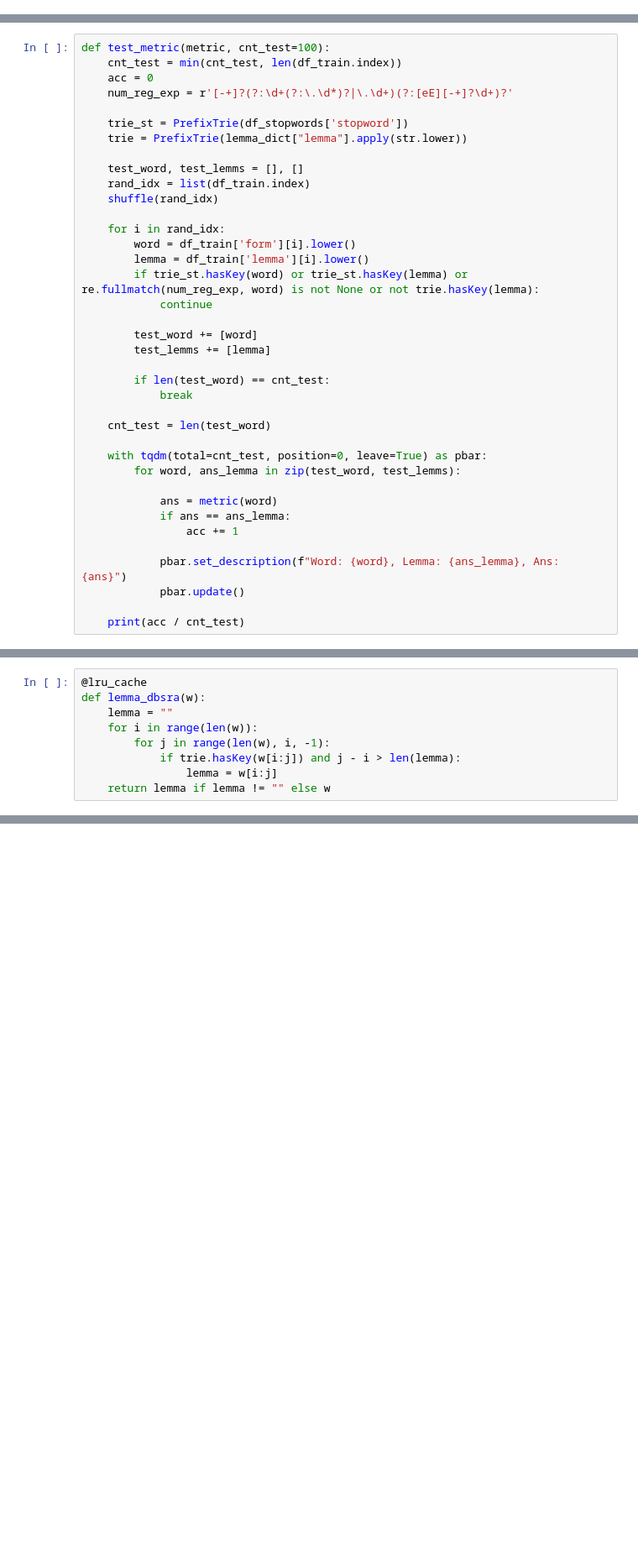
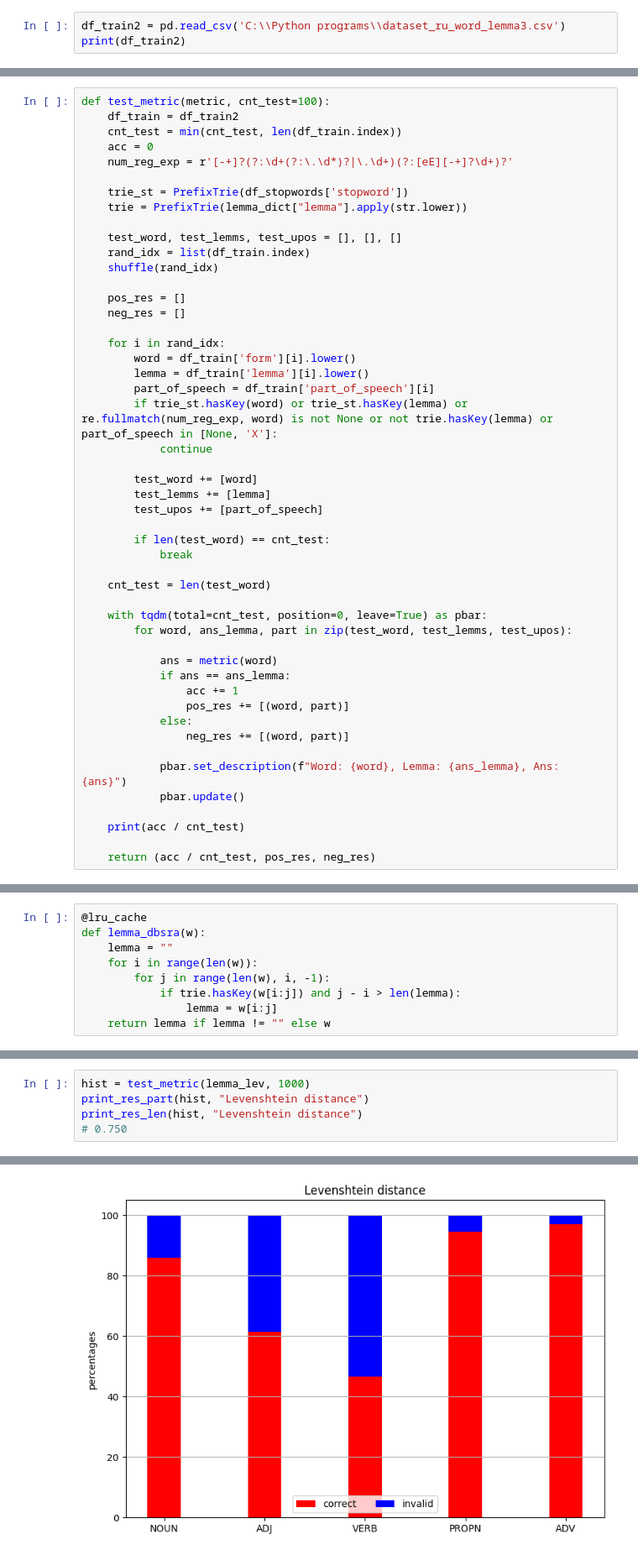
Before and after one commit to Dx-by-Dy/Python-programs, a Jupyter notebook: NLP/pp.ipynb, the cells around one changed output, grey strips where cells are left out. Shown at 84% size. Cells and saved outputs as stored; diff of their text form; blank space fills up the shorter version.

```diff
--- a/NLP/pp.ipynb
+++ b/NLP/pp.ipynb
@@ -180,3 +183,6 @@ print(df_train)
 19354             .              .   999.0
 
 [19355 rows x 3 columns]
+# %%
+df_train2 = pd.read_csv('C:\\Python programs\\dataset_ru_word_lemma3.csv')
+print(df_train2)
@@ -231,6 +252,7 @@ def lemma_lev(w):
     return lemma if lemma != "" else w
 # %%
 def test_metric(metric, cnt_test=100):
+    df_train = df_train2
     cnt_test = min(cnt_test, len(df_train.index))
     acc = 0
     num_reg_exp = r'[-+]?(?:\d+(?:\.\d*)?|\.\d+)(?:[eE][-+]?\d+)?'
@@ -238,18 +260,23 @@ def test_metric(metric, cnt_test=100):
     trie_st = PrefixTrie(df_stopwords['stopword'])
     trie = PrefixTrie(lemma_dict["lemma"].apply(str.lower))
 
-    test_word, test_lemms = [], []
+    test_word, test_lemms, test_upos = [], [], []
     rand_idx = list(df_train.index)
     shuffle(rand_idx)
+
+    pos_res = []
+    neg_res = []
 
     for i in rand_idx:
         word = df_train['form'][i].lower()
         lemma = df_train['lemma'][i].lower()
-        if trie_st.hasKey(word) or trie_st.hasKey(lemma) or re.fullmatch(num_reg_exp, word) is not None or not trie.hasKey(lemma):
+        part_of_speech = df_train['part_of_speech'][i]
+        if trie_st.hasKey(word) or trie_st.hasKey(lemma) or re.fullmatch(num_reg_exp, word) is not None or not trie.hasKey(lemma) or part_of_speech in [None, 'X']:
             continue
 
         test_word += [word]
         test_lemms += [lemma]
+        test_upos += [part_of_speech]
 
         if len(test_word) == cnt_test:
             break
@@ -257,13 +284,18 @@ def test_metric(metric, cnt_test=100):
     cnt_test = len(test_word)
 
     with tqdm(total=cnt_test, position=0, leave=True) as pbar:
-        for word, ans_lemma in zip(test_word, test_lemms):
+        for word, ans_lemma, part in zip(test_word, test_lemms, test_upos):
 
             ans = metric(word)
             if ans == ans_lemma:
                 acc += 1
+                pos_res += [(word, part)]
+            else:
+                neg_res += [(word, part)]
 
             pbar.set_description(f"Word: {word}, Lemma: {ans_lemma}, Ans: {ans}")
             pbar.update()
 
     print(acc / cnt_test)
+
+    return (acc / cnt_test, pos_res, neg_res)
@@ -415,0 +566,6 @@ def lemma_lev_dam(w):
+# %%
+hist = test_metric(lemma_lev, 1000)
+print_res_part(hist, "Levenshtein distance")
+print_res_len(hist, "Levenshtein distance")
+# 0.750
+# %% [output]
@@ -415,0 +573 @@ def lemma_lev_dam(w):
+[figure, added]
```
Also changed, not shown: parts of 12 cells of this notebook.
